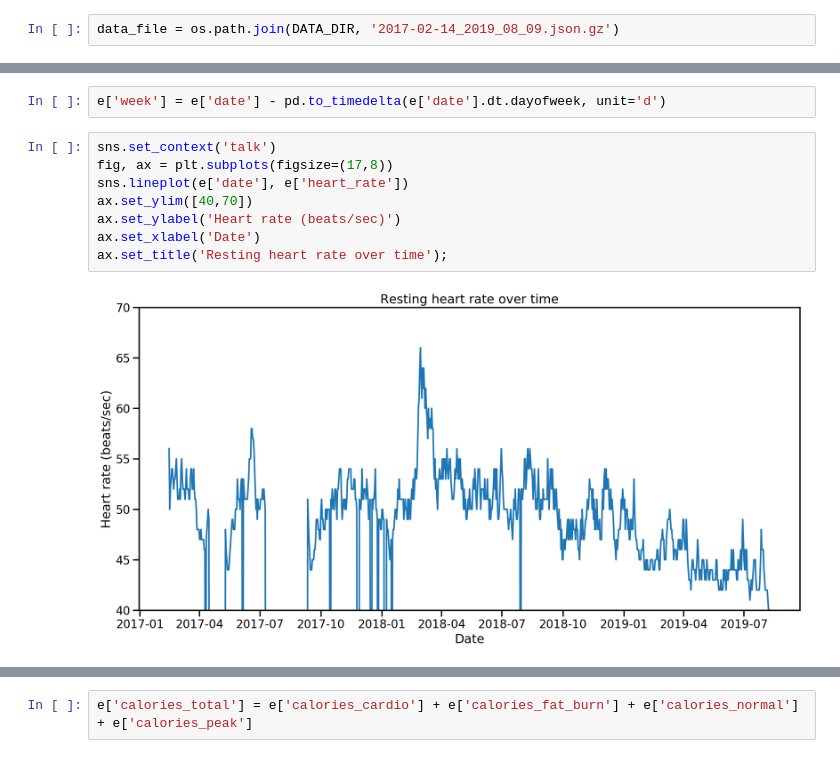
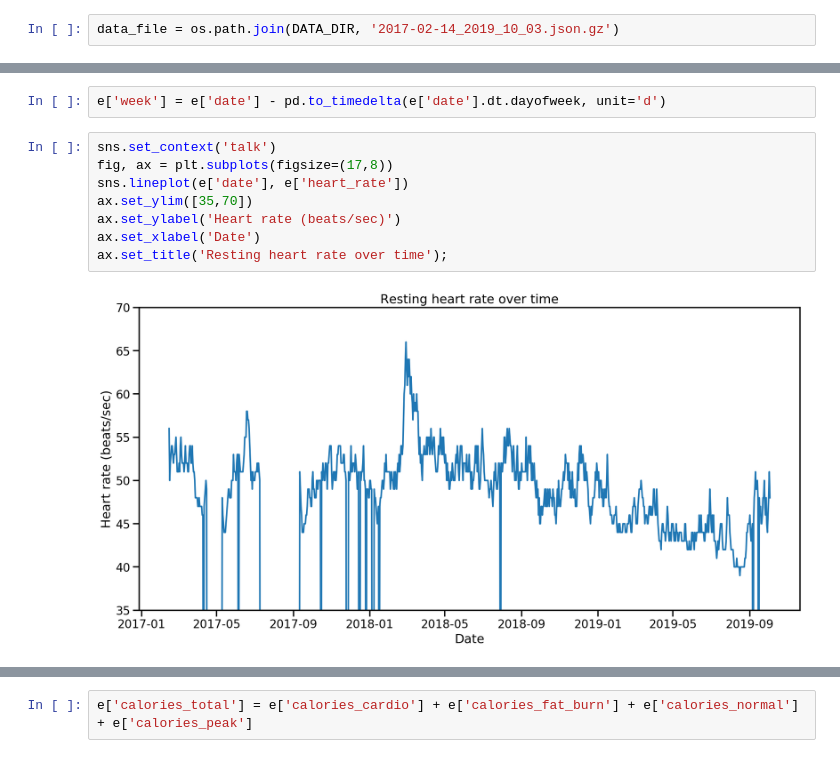
Before and after one commit to drkeoni/hrsync, a Jupyter notebook: notebooks/plot_fitbit_data_v1.ipynb, the cells around one changed output, grey strips where cells are left out. Cells and saved outputs as stored; diff of their text form.

```diff
--- a/notebooks/plot_fitbit_data_v1.ipynb
+++ b/notebooks/plot_fitbit_data_v1.ipynb
@@ -12,7 +14,7 @@ import matplotlib.pyplot as plt
 # %%
 DATA_DIR = os.path.abspath(os.path.join('..','data'))
 # %%
-data_file = os.path.join(DATA_DIR, '2017-02-14_2019_08_09.json.gz')
+data_file = os.path.join(DATA_DIR, '2017-02-14_2019_10_03.json.gz')
 # %%
 infile = gzip.open(data_file, 'r')
 # %%
@@ -80,10 +82,10 @@ e['week'] = e['date'] - pd.to_timedelta(e['date'].dt.dayofweek, unit='d')
 # %%
 sns.set_context('talk')
 fig, ax = plt.subplots(figsize=(17,8))
 sns.lineplot(e['date'], e['heart_rate'])
-ax.set_ylim([40,70])
+ax.set_ylim([35,70])
 ax.set_ylabel('Heart rate (beats/sec)')
 ax.set_xlabel('Date')
 ax.set_title('Resting heart rate over time');
 # %% [output]
-[figure, old version]
+[figure, new version]
```
Also changed, not shown: parts of 3 cells of this notebook, 8 other files.
